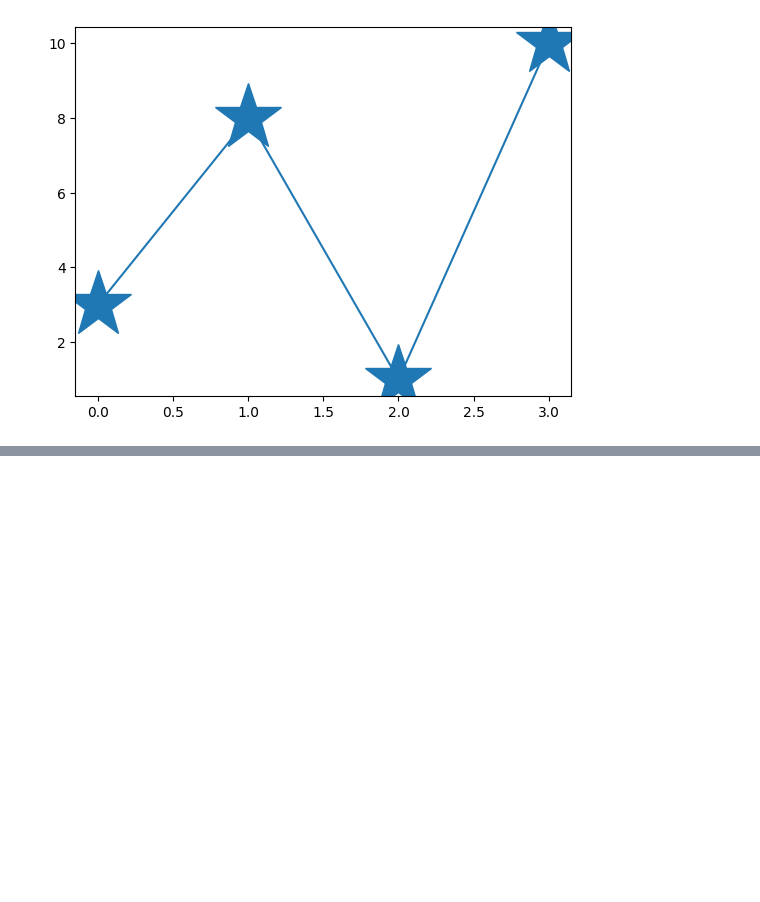
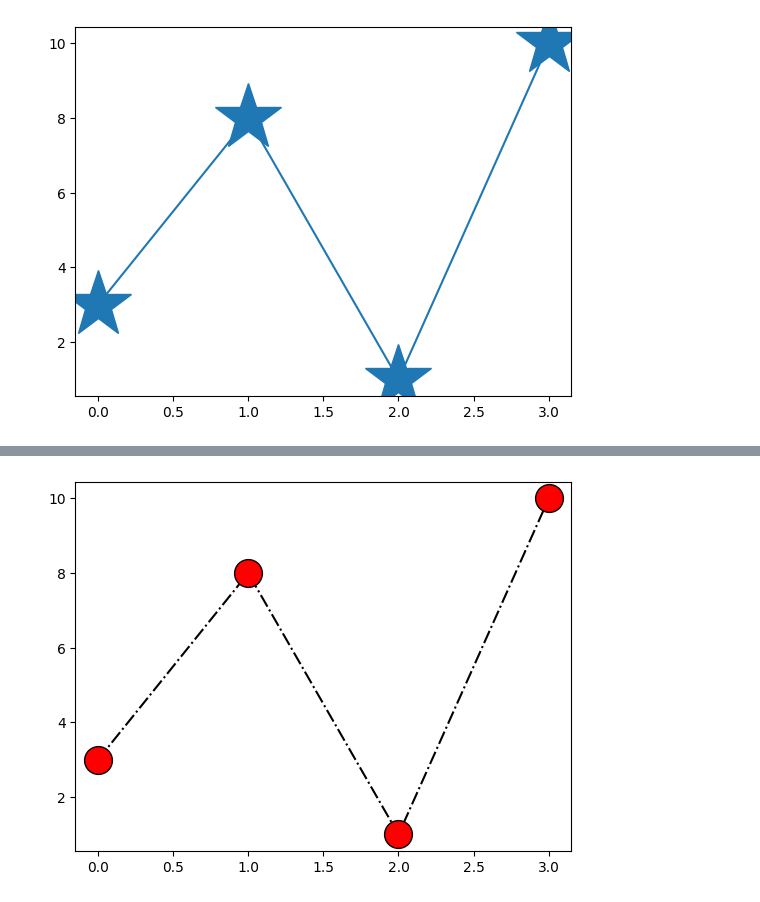
Before and after one commit to MBAhmadi/ML-Learning, a Jupyter notebook: my_training2.ipynb, the cells around one changed output, grey strips where cells are left out. Saved outputs shown, nothing was run; the diff lists cells and outputs as text; code cells hidden in the pictures; blank space fills up the shorter version.

```diff
--- a/my_training2.ipynb
+++ b/my_training2.ipynb
@@ -588,0 +599,10 @@ plt.show()
+# %%
+import matplotlib.pyplot as plt
+import numpy as np
+
+ypoints = np.array([3, 8, 1, 10])
+
+plt.plot(ypoints, ls = '-.', c= 'k', marker = 'o', ms = 20, mfc = 'r', mec = 'k')
+plt.show()
+# %% [output]
+[figure, added]
```
Also changed, not shown: parts of 1 cell of this notebook.
